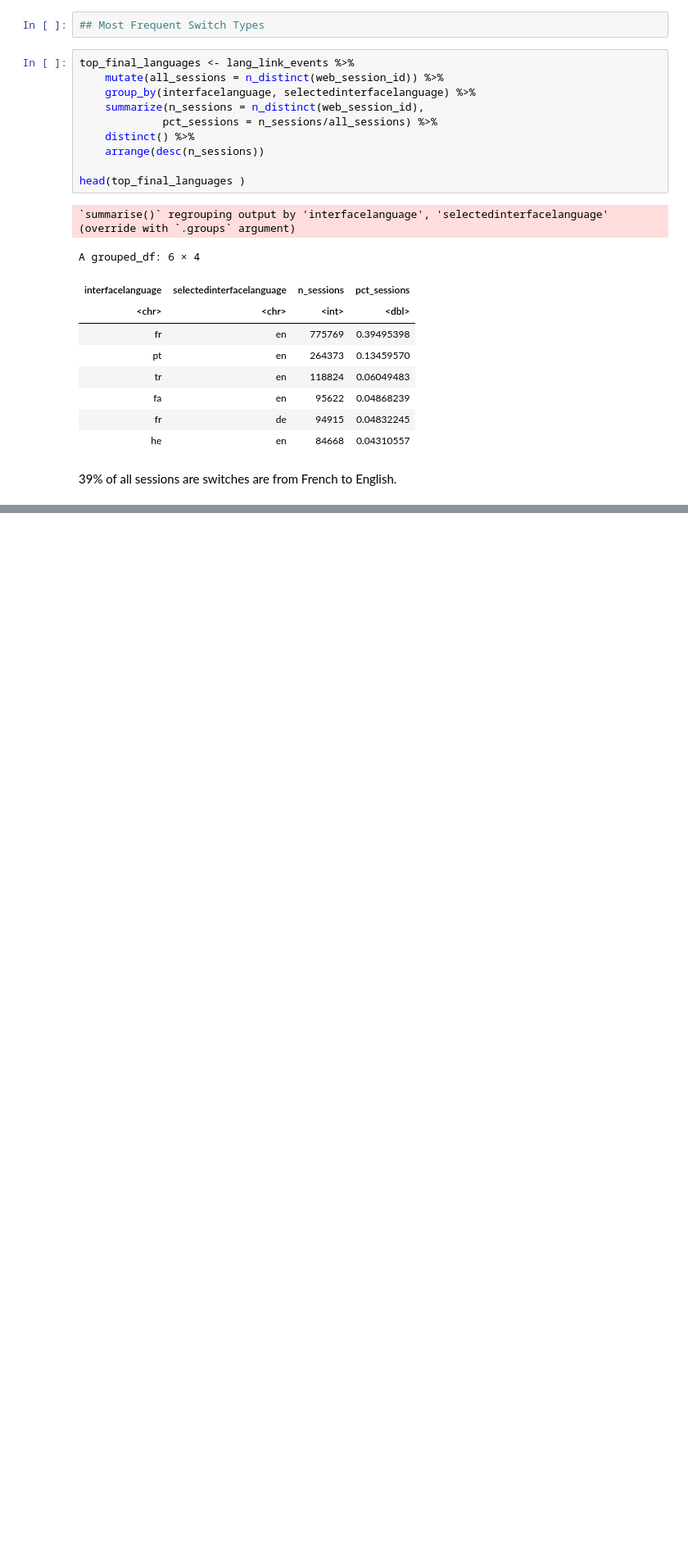
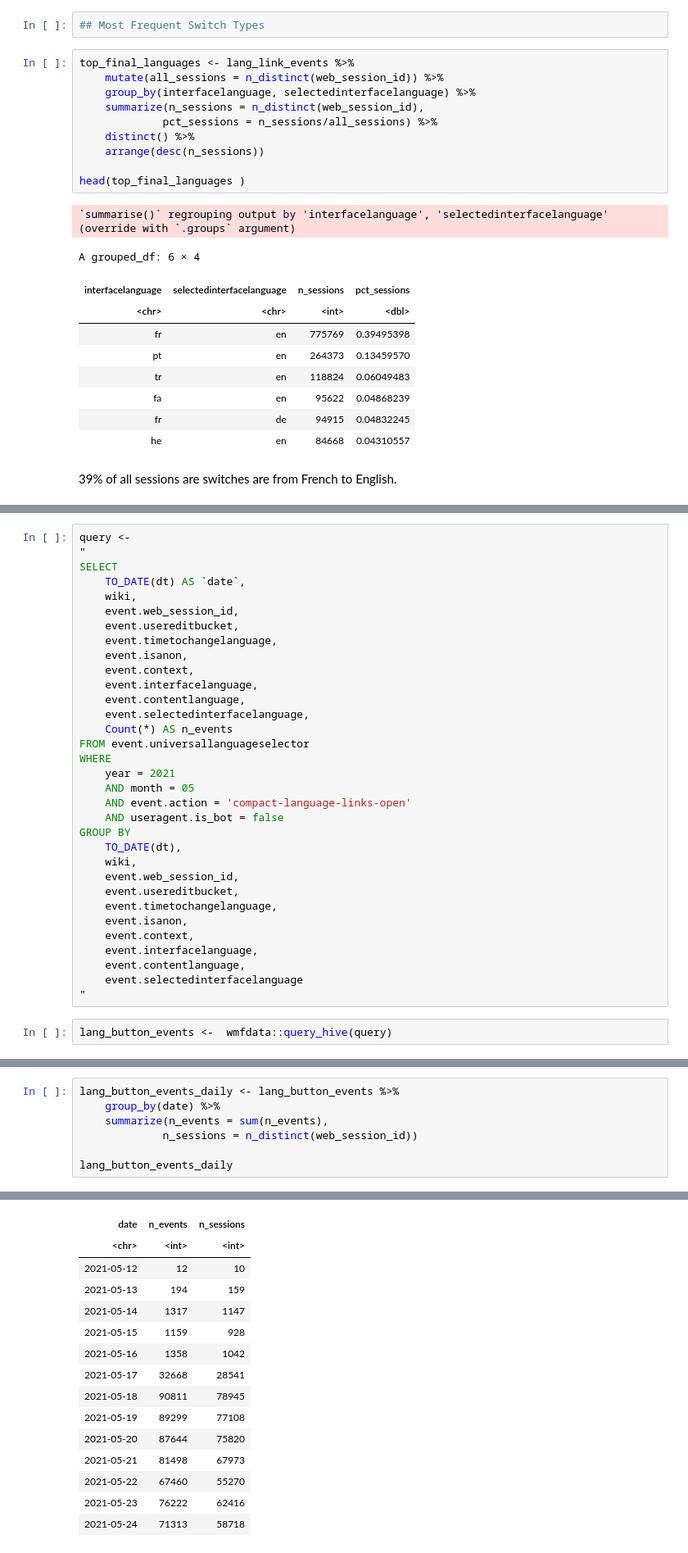
Before and after one commit to wikimedia-research/Language-Switching-Analysis-2021, a Jupyter notebook: QA/post_deployment_qa.ipynb, the cells around one changed output, grey strips where cells are left out. Shown at 82% size. Drawn from its saved outputs; the diff is of its cells as text; blank space fills up the shorter version.

```diff
--- a/QA/post_deployment_qa.ipynb
+++ b/QA/post_deployment_qa.ipynb
@@ -316,0 +331,35 @@ A grouped_df: 6 × 4
+# %%
+query <-
+"
+SELECT
+    TO_DATE(dt) AS `date`,
+    wiki,
+    event.web_session_id,
+    event.usereditbucket,
+    event.timetochangelanguage,
+    event.isanon,
+    event.context,
+    event.interfacelanguage,
+    event.contentlanguage,
+    event.selectedinterfacelanguage,
+    Count(*) AS n_events
+FROM event.universallanguageselector
+WHERE
+    year = 2021
+    AND month = 05
+    AND event.action = 'compact-language-links-open'
+    AND useragent.is_bot = false
+GROUP BY
+    TO_DATE(dt),
+    wiki,
+    event.web_session_id,
+    event.usereditbucket,
+    event.timetochangelanguage,
+    event.isanon,
+    event.context,
+    event.interfacelanguage,
+    event.contentlanguage,
+    event.selectedinterfacelanguage
+"
+# %%
+lang_button_events <-  wmfdata::query_hive(query)
@@ -316,0 +370,8 @@ A grouped_df: 6 × 4
+# %%
+lang_button_events_daily <- lang_button_events %>%
+    group_by(date) %>%
+    summarize(n_events = sum(n_events),
+             n_sessions = n_distinct(web_session_id))
+
+lang_button_events_daily
+# %% [output]
@@ -316,0 +380,15 @@ A grouped_df: 6 × 4
+| date | n_events | n_sessions |
+| <chr> | <int> | <int> |
+| 2021-05-12 | 12 | 10 |
+| 2021-05-13 | 194 | 159 |
+| 2021-05-14 | 1317 | 1147 |
+| 2021-05-15 | 1159 | 928 |
+| 2021-05-16 | 1358 | 1042 |
+| 2021-05-17 | 32668 | 28541 |
+| 2021-05-18 | 90811 | 78945 |
+| 2021-05-19 | 89299 | 77108 |
+| 2021-05-20 | 87644 | 75820 |
+| 2021-05-21 | 81498 | 67973 |
+| 2021-05-22 | 67460 | 55270 |
+| 2021-05-23 | 76222 | 62416 |
+| 2021-05-24 | 71313 | 58718 |
```
Also changed, not shown: parts of 46 cells of this notebook.
